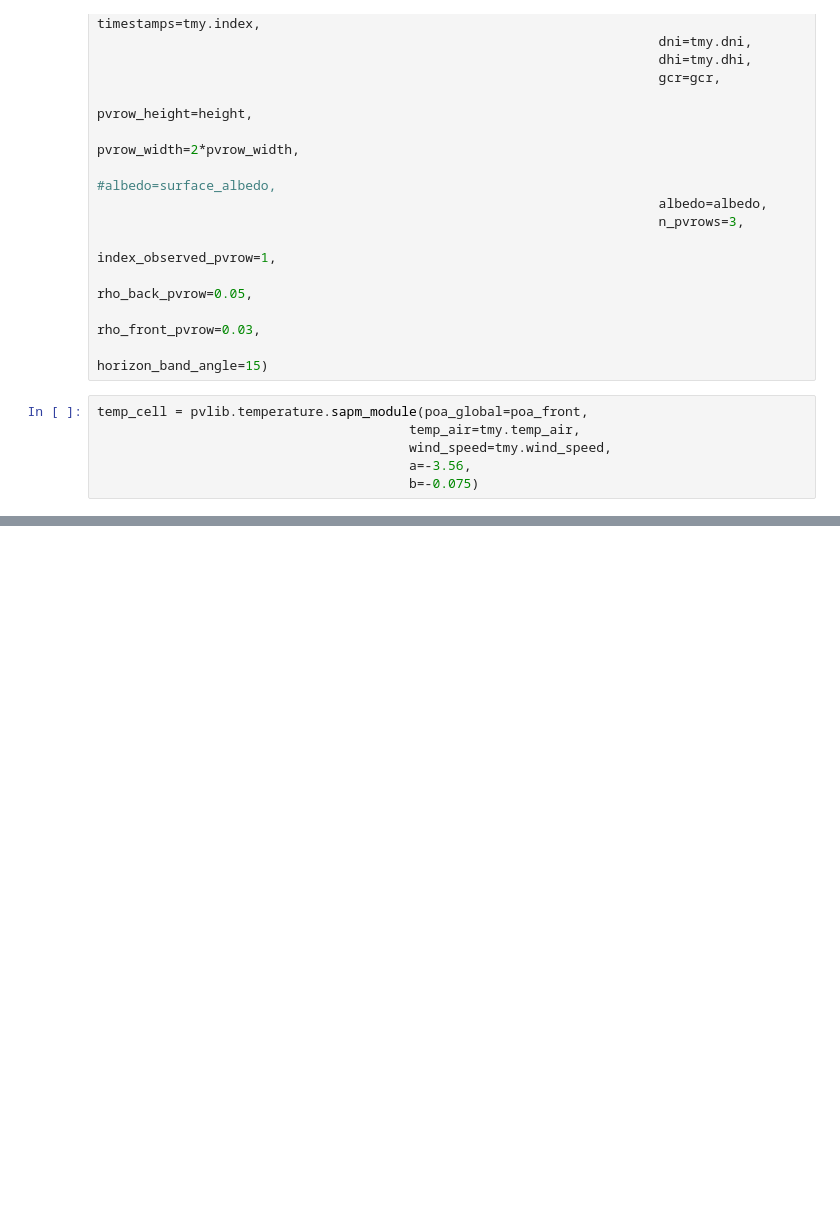
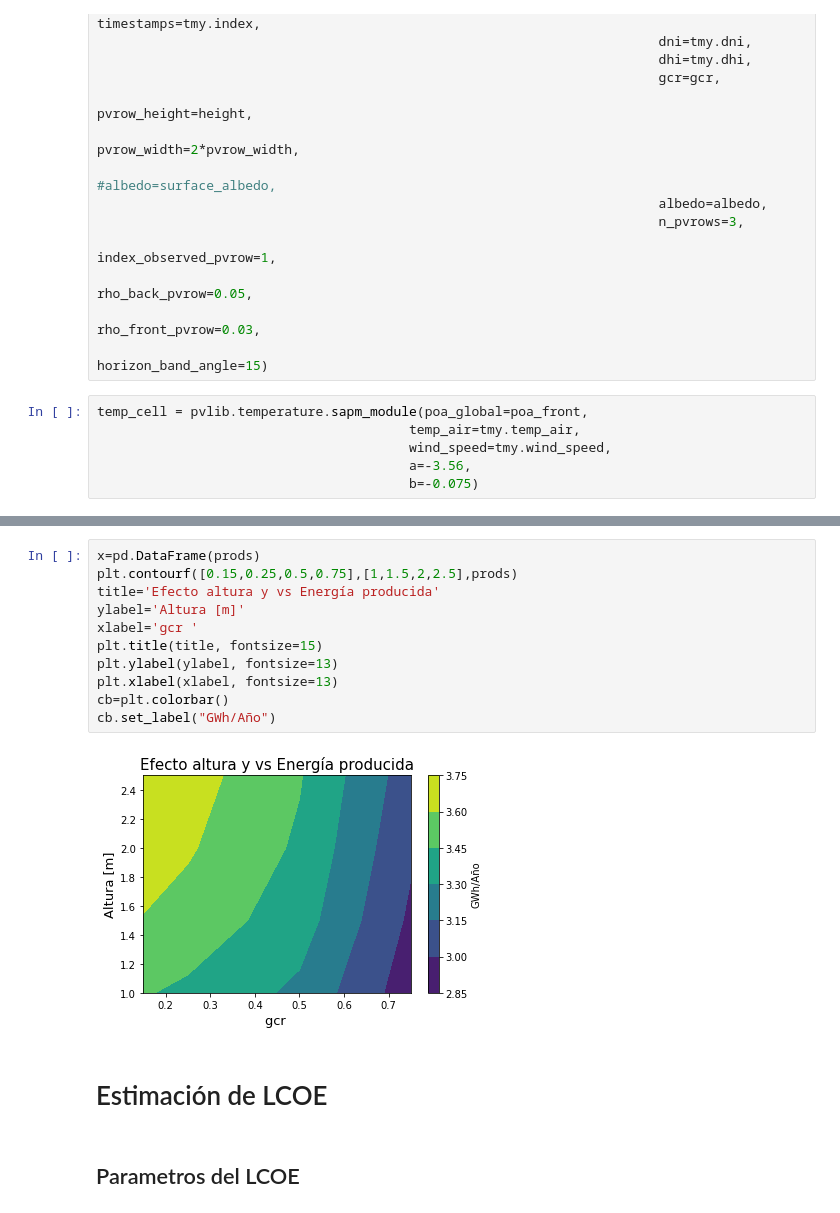
Before and after one commit to BifacialPV/Proyecto-de-grado, a Jupyter notebook: Codigo_Personal/Eval_Param.ipynb, the cells around one changed output, grey strips where cells are left out. Drawn from its saved outputs; the diff is of its cells as text; blank space fills up the shorter version.

```diff
--- a/Codigo_Personal/Eval_Param.ipynb
+++ b/Codigo_Personal/Eval_Param.ipynb
@@ -282,0 +330,17 @@ for i in range(6):
+# %%
+x=pd.DataFrame(prods)
+plt.contourf([0.15,0.25,0.5,0.75],[1,1.5,2,2.5],prods)
+title='Efecto altura y vs Energía producida'
+ylabel='Altura [m]'
+xlabel='gcr '
+plt.title(title, fontsize=15)
+plt.ylabel(ylabel, fontsize=13)
+plt.xlabel(xlabel, fontsize=13)
+cb=plt.colorbar()
+cb.set_label("GWh/Año")
+# %% [output]
+[figure, added]
+# %% [markdown]
+# Estimación de LCOE
+# %% [markdown]
+## Parametros del LCOE
```
Also changed, not shown: parts of 17 cells of this notebook, 8 other files.
